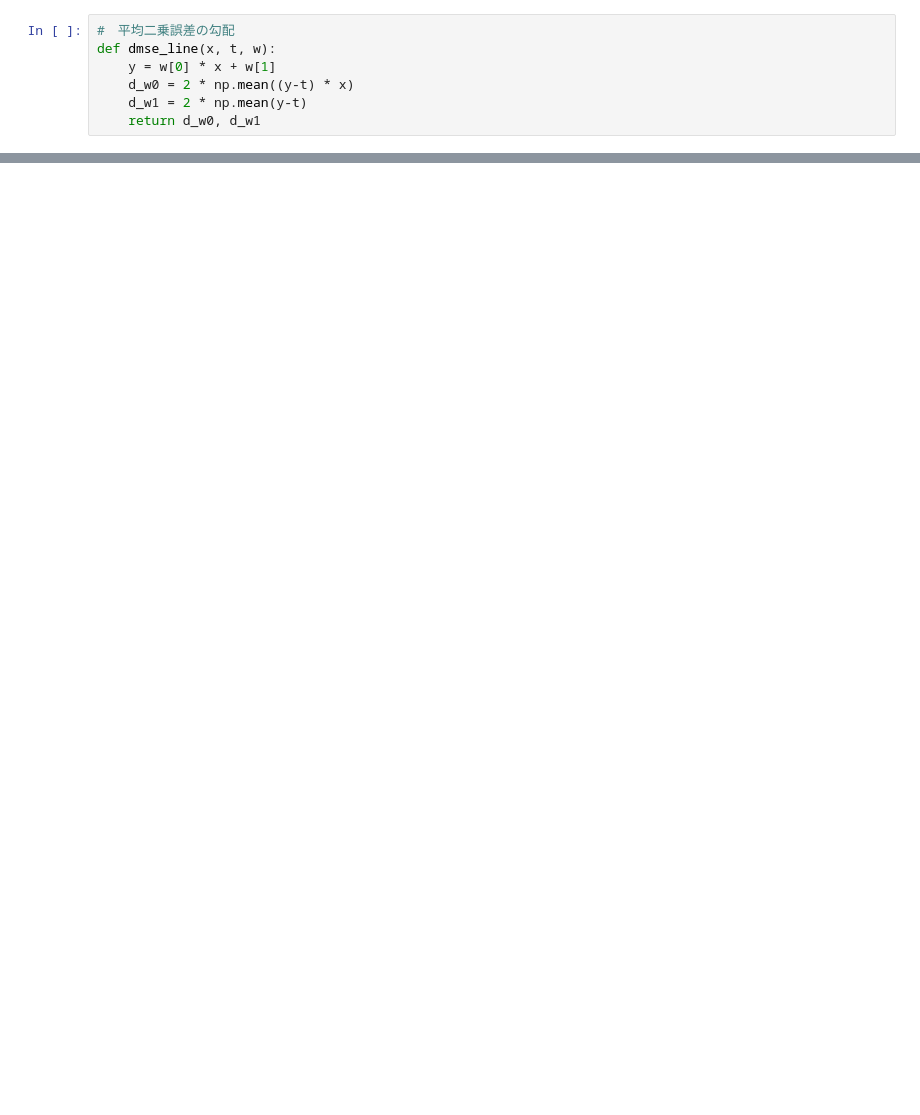
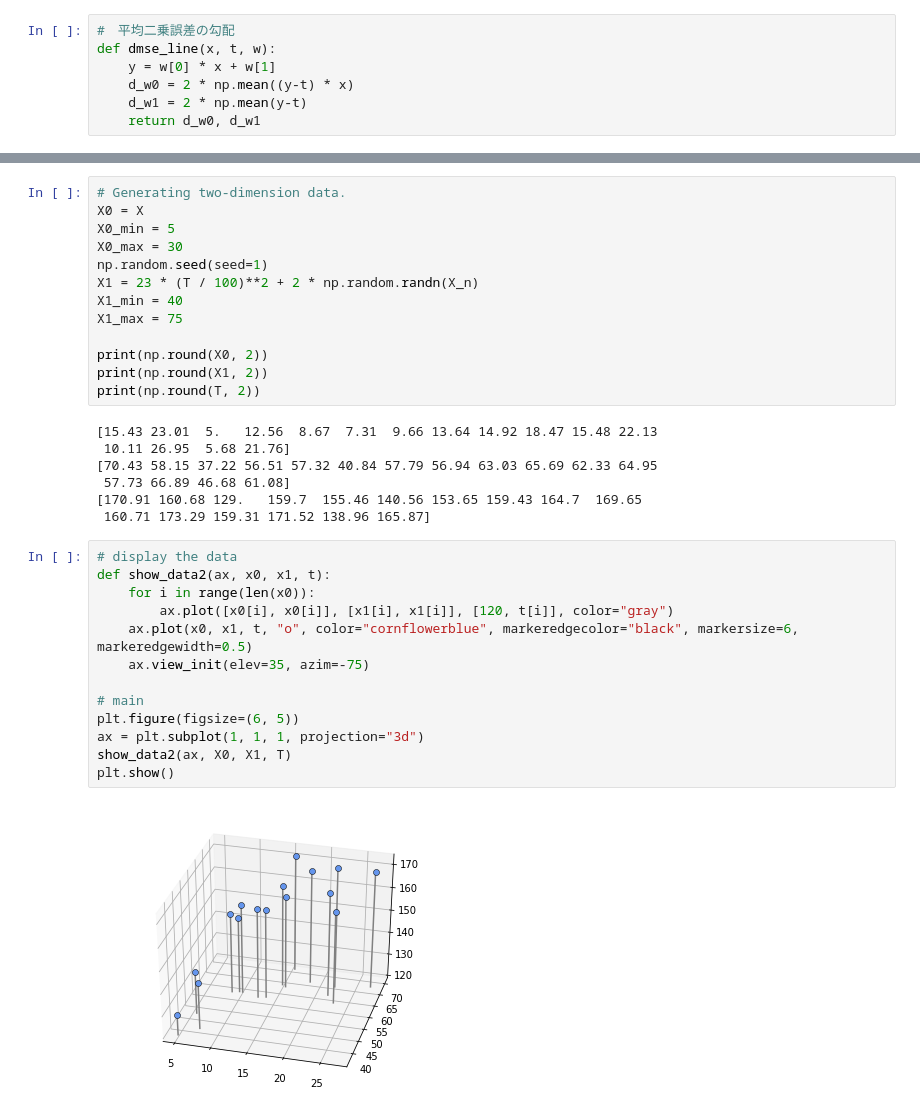
Before and after one commit to eichitakaya/self_study, a Jupyter notebook: machine_learning/Python_for_ML.ipynb, the cells around one changed output, grey strips where cells are left out. Saved outputs shown, nothing was run; the diff lists cells and outputs as text; blank space fills up the shorter version.

```diff
--- a/machine_learning/Python_for_ML.ipynb
+++ b/machine_learning/Python_for_ML.ipynb
@@ -124,0 +151,35 @@ MSE=6577.120822
+# %%
+# Generating two-dimension data.
+X0 = X
+X0_min = 5
+X0_max = 30
+np.random.seed(seed=1)
+X1 = 23 * (T / 100)**2 + 2 * np.random.randn(X_n)
+X1_min = 40
+X1_max = 75
+
+print(np.round(X0, 2))
+print(np.round(X1, 2))
+print(np.round(T, 2))
+# %% [output]
+[15.43 23.01  5.   12.56  8.67  7.31  9.66 13.64 14.92 18.47 15.48 22.13
+ 10.11 26.95  5.68 21.76]
+[70.43 58.15 37.22 56.51 57.32 40.84 57.79 56.94 63.03 65.69 62.33 64.95
+ 57.73 66.89 46.68 61.08]
+[170.91 160.68 129.   159.7  155.46 140.56 153.65 159.43 164.7  169.65
+ 160.71 173.29 159.31 171.52 138.96 165.87]
+# %%
+# display the data
+def show_data2(ax, x0, x1, t):
+    for i in range(len(x0)):
+        ax.plot([x0[i], x0[i]], [x1[i], x1[i]], [120, t[i]], color="gray")
+    ax.plot(x0, x1, t, "o", color="cornflowerblue", markeredgecolor="black", markersize=6, markeredgewidth=0.5)
+    ax.view_init(elev=35, azim=-75)
+
+# main
+plt.figure(figsize=(6, 5))
+ax = plt.subplot(1, 1, 1, projection="3d")
+show_data2(ax, X0, X1, T)
+plt.show()
+# %% [output]
+[figure, added]
```
Also changed, not shown: parts of 7 cells of this notebook.
